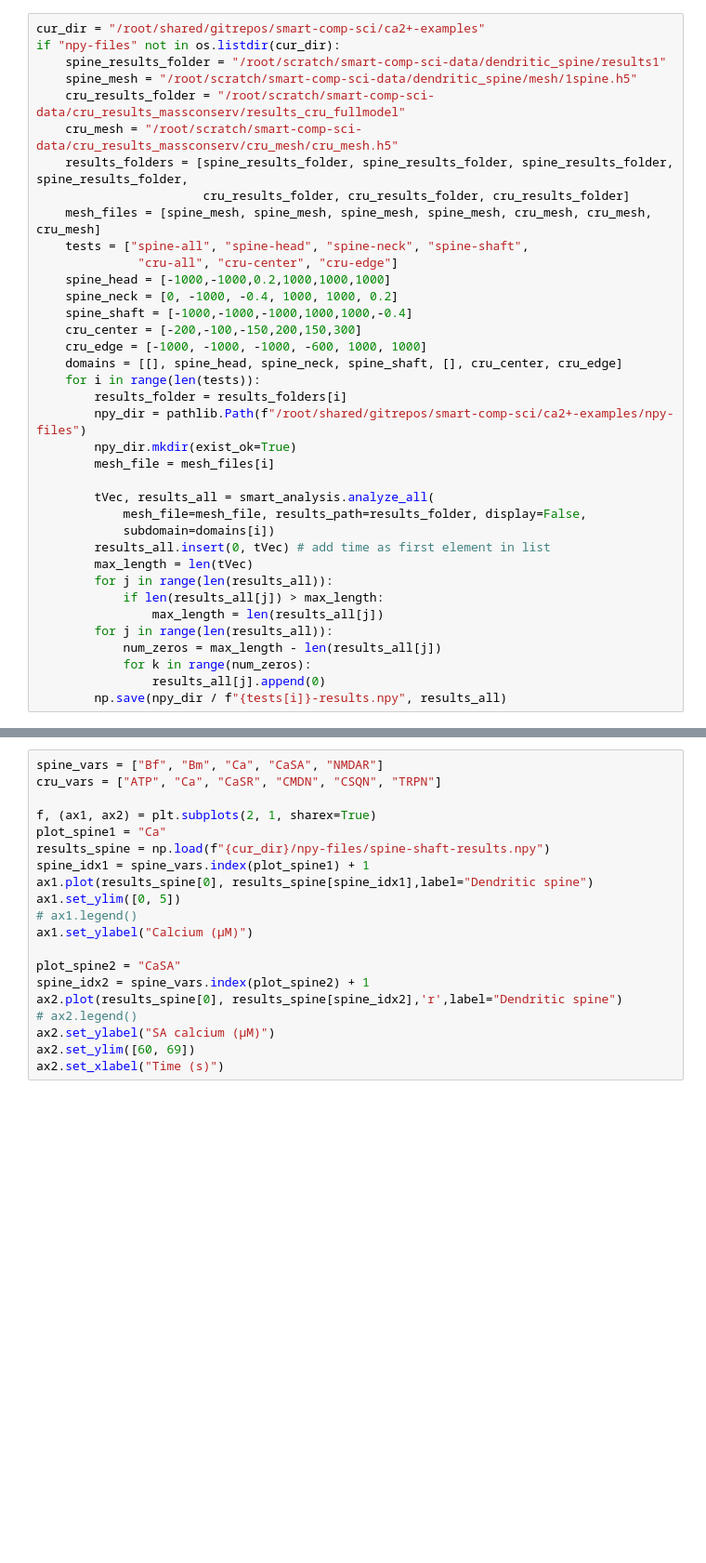
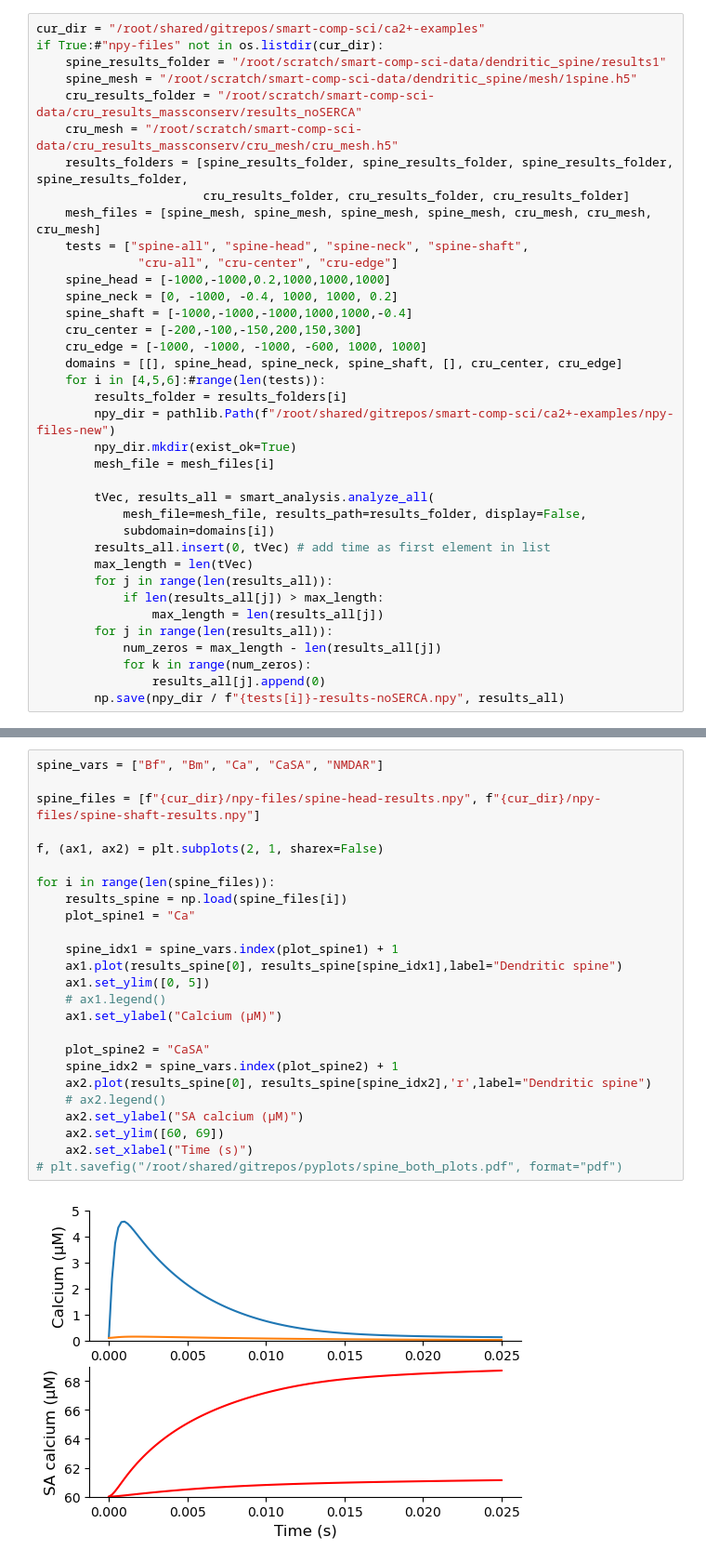
Before and after one commit to RangamaniLabUCSD/smart-nanopillars, a Jupyter notebook: ca2+-examples/ca-figs.ipynb, the cells around one changed output, grey strips where cells are left out. Shown at 93% size. Drawn from its saved outputs; the diff is of its cells as text; blank space fills up the shorter version.

Commit message:
Fix to CRU example, add code for interpolating onto whole geometry from partial mesh (utils/interp_mesh.py)

```diff
--- a/ca2+-examples/ca-figs.ipynb
+++ b/ca2+-examples/ca-figs.ipynb
@@ -19,10 +19,10 @@ params = {'axes.labelsize': 12,
 matplotlib.rcParams.update(params)
 # %%
 cur_dir = "/root/shared/gitrepos/smart-comp-sci/ca2+-examples"
-if "npy-files" not in os.listdir(cur_dir):
+if True:#"npy-files" not in os.listdir(cur_dir):
     spine_results_folder = "/root/scratch/smart-comp-sci-data/dendritic_spine/results1"
     spine_mesh = "/root/scratch/smart-comp-sci-data/dendritic_spine/mesh/1spine.h5"
-    cru_results_folder = "/root/scratch/smart-comp-sci-data/cru_results_massconserv/results_cru_fullmodel"
+    cru_results_folder = "/root/scratch/smart-comp-sci-data/cru_results_massconserv/results_noSERCA"
     cru_mesh = "/root/scratch/smart-comp-sci-data/cru_results_massconserv/cru_mesh/cru_mesh.h5"
     results_folders = [spine_results_folder, spine_results_folder, spine_results_folder, spine_results_folder,
                        cru_results_folder, cru_results_folder, cru_results_folder]
@@ -35,9 +35,9 @@ if "npy-files" not in os.listdir(cur_dir):
     cru_center = [-200,-100,-150,200,150,300]
     cru_edge = [-1000, -1000, -1000, -600, 1000, 1000]
     domains = [[], spine_head, spine_neck, spine_shaft, [], cru_center, cru_edge]
-    for i in range(len(tests)):
+    for i in [4,5,6]:#range(len(tests)):
         results_folder = results_folders[i]
-        npy_dir = pathlib.Path(f"/root/shared/gitrepos/smart-comp-sci/ca2+-examples/npy-files")
+        npy_dir = pathlib.Path(f"/root/shared/gitrepos/smart-comp-sci/ca2+-examples/npy-files-new")
         npy_dir.mkdir(exist_ok=True)
         mesh_file = mesh_files[i]
 
@@ -53,4 +53,4 @@ if "npy-files" not in os.listdir(cur_dir):
             num_zeros = max_length - len(results_all[j])
             for k in range(num_zeros):
                 results_all[j].append(0)
-        np.save(npy_dir / f"{tests[i]}-results.npy", results_all)
+        np.save(npy_dir / f"{tests[i]}-results-noSERCA.npy", results_all)
@@ -57,21 +112,28 @@ if "npy-files" not in os.listdir(cur_dir):
 # %%
 spine_vars = ["Bf", "Bm", "Ca", "CaSA", "NMDAR"]
-cru_vars = ["ATP", "Ca", "CaSR", "CMDN", "CSQN", "TRPN"]
 
-f, (ax1, ax2) = plt.subplots(2, 1, sharex=True)
-plot_spine1 = "Ca"
-results_spine = np.load(f"{cur_dir}/npy-files/spine-shaft-results.npy")
-spine_idx1 = spine_vars.index(plot_spine1) + 1
-ax1.plot(results_spine[0], results_spine[spine_idx1],label="Dendritic spine")
-ax1.set_ylim([0, 5])
-# ax1.legend()
-ax1.set_ylabel("Calcium (μM)")
+spine_files = [f"{cur_dir}/npy-files/spine-head-results.npy", f"{cur_dir}/npy-files/spine-shaft-results.npy"]
 
-plot_spine2 = "CaSA"
-spine_idx2 = spine_vars.index(plot_spine2) + 1
-ax2.plot(results_spine[0], results_spine[spine_idx2],'r',label="Dendritic spine")
-# ax2.legend()
-ax2.set_ylabel("SA calcium (μM)")
-ax2.set_ylim([60, 69])
-ax2.set_xlabel("Time (s)")
+f, (ax1, ax2) = plt.subplots(2, 1, sharex=False)
+
+for i in range(len(spine_files)):
+    results_spine = np.load(spine_files[i])
+    plot_spine1 = "Ca"
+
+    spine_idx1 = spine_vars.index(plot_spine1) + 1
+    ax1.plot(results_spine[0], results_spine[spine_idx1],label="Dendritic spine")
+    ax1.set_ylim([0, 5])
+    # ax1.legend()
+    ax1.set_ylabel("Calcium (μM)")
+
+    plot_spine2 = "CaSA"
+    spine_idx2 = spine_vars.index(plot_spine2) + 1
+    ax2.plot(results_spine[0], results_spine[spine_idx2],'r',label="Dendritic spine")
+    # ax2.legend()
+    ax2.set_ylabel("SA calcium (μM)")
+    ax2.set_ylim([60, 69])
+    ax2.set_xlabel("Time (s)")
+# plt.savefig("/root/shared/gitrepos/pyplots/spine_both_plots.pdf", format="pdf")
+# %% [output]
+[figure, added]
 # %%
```
Also changed, not shown: parts of 2 cells of this notebook, 9 other files.
